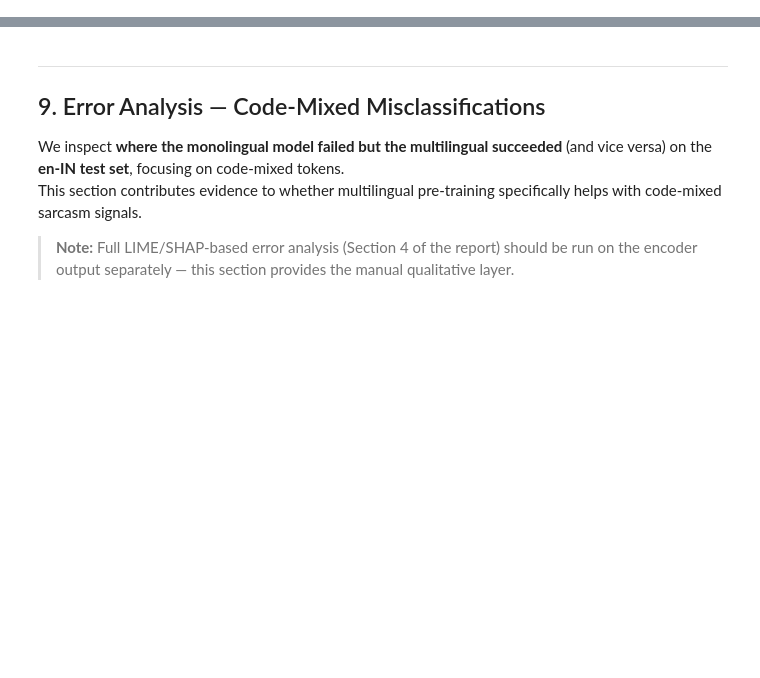
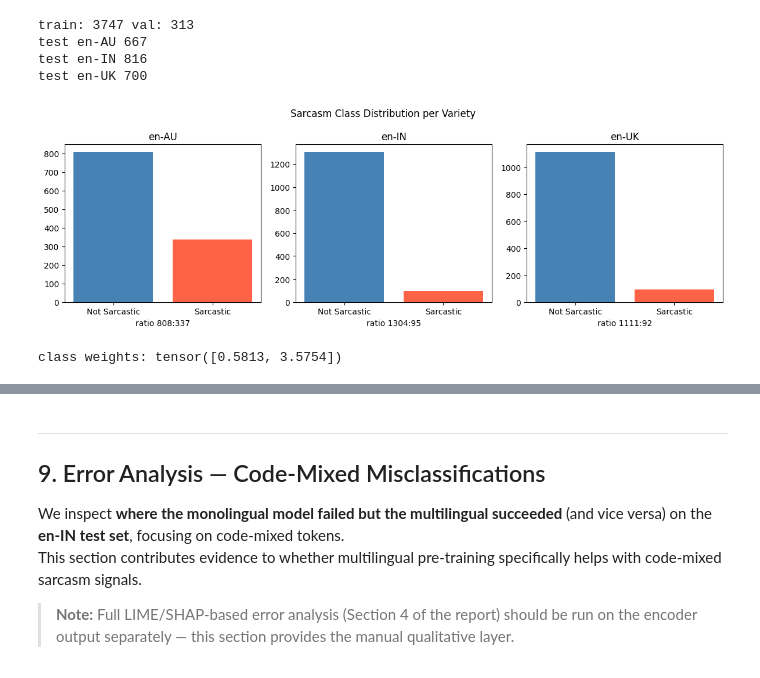
Before and after one commit to raaghavkk/UG04-NLP-COMM061, a Jupyter notebook: notebooks/akshyat_finetuning.ipynb, the cells around one changed output, grey strips where cells are left out. Saved outputs shown, nothing was run; the diff lists cells and outputs as text; code cells hidden in the pictures; blank space fills up the shorter version.

```diff
--- a/notebooks/akshyat_finetuning.ipynb
+++ b/notebooks/akshyat_finetuning.ipynb
@@ -831,0 +70,6 @@ XLM-RoBERTa-base (multi): seed42=10.5 min, seed123=17.5 min, mean=14.0 min
+# %%
+ds = load_dataset(DATASET_NAME)
+raw = {}
+for v in VARIETIES:
+    raw[v] = DatasetDict({split: ds[split].filter(lambda x: x["variety"] == v) for split in ds.keys()})
+print(dict(raw["en-AU"]["train"][0]))
@@ -831,0 +80,18 @@ XLM-RoBERTa-base (multi): seed42=10.5 min, seed123=17.5 min, mean=14.0 min
+# %%
+rows = []
+for variety in VARIETIES:
+    for split in ["train", "validation", "test"]:
+        if split not in raw[variety]:
+            continue
+        d = raw[variety][split]
+        n = len(d)
+        lc = next((c for c in ["Sarcasm", "sarcasm_label", "sarcasm", "label"] if c in d.features), None)
+        if lc:
+            labels = [int(x) for x in d[lc]]
+            c1, c0 = sum(labels), n - sum(labels)
+        else:
+            c0 = c1 = -1
+        rows.append({"Variety": variety, "Split": split, "Total": n,
+                     "Sarcastic": c1, "Not Sarcastic": c0,
+                     "Imbalance": f"{c0/c1:.1f}:1" if c1 > 0 else "N/A"})
+print(pd.DataFrame(rows).to_string(index=False))
@@ -831,0 +109,56 @@ XLM-RoBERTa-base (multi): seed42=10.5 min, seed123=17.5 min, mean=14.0 min
+# %%
+def find_col(features, candidates):
+    return next((c for c in candidates if c in features), None)
+
+def prepare_split(raw_dict, varieties, task, split):
+    parts = []
+    for v in varieties:
+        if v not in raw_dict or split not in raw_dict[v]:
+            continue
+        d = raw_dict[v][split]
+        tc = find_col(d.features, ["text", "sentence", "review", "comment"])
+        lc = find_col(d.features, [task.capitalize(), task + "_label", task, "label"])
+        if not tc or not lc:
+            print(f"skipping {v}/{split} columns: {list(d.features.keys())}")
+            continue
+        d = d.select_columns([tc, lc])
+        if tc != "text": d = d.rename_column(tc, "text")
+        if lc != "label": d = d.rename_column(lc, "label")
+        d = d.add_column("variety", [v] * len(d))
+        parts.append(d)
+    return concatenate_datasets(parts)
+
+train_ds = prepare_split(raw, VARIETIES, TASK, "train")
+val_ds = prepare_split(raw, VARIETIES, TASK, "validation")
+test_sets = {v: prepare_split(raw, [v], TASK, "test") for v in VARIETIES}
+
+print("train:", len(train_ds), "val:", len(val_ds))
+for v in test_sets:
+    print("test", v, len(test_sets[v]))
+# %% [output]
+train: 3747 val: 313
+test en-AU 667
+test en-IN 816
+test en-UK 700
+# %%
+fig, axes = plt.subplots(1, 3, figsize=(12, 4))
+for i, variety in enumerate(VARIETIES):
+    d = raw[variety]["train"]
+    lc = find_col(d.features, ["Sarcasm", "sarcasm_label", "sarcasm", "label"])
+    counts = Counter(int(x) for x in d[lc])
+    axes[i].bar(LABEL_NAMES, [counts[0], counts[1]], color=["steelblue", "tomato"])
+    axes[i].set_title(variety)
+    axes[i].set_xlabel(f"ratio {counts[0]}:{counts[1]}")
+plt.suptitle("Sarcasm Class Distribution per Variety")
+plt.tight_layout()
+plt.savefig(OUTPUT_DIR + "/class_dist.png", bbox_inches="tight")
+plt.show()
+
+all_labels = train_ds["label"]
+n0 = sum(1 for l in all_labels if int(l) == 0)
+n1 = sum(1 for l in all_labels if int(l) == 1)
+class_weights = torch.tensor([len(all_labels)/(2*n0), len(all_labels)/(2*n1)], dtype=torch.float)
+print("class weights:", class_weights)
+# %% [output]
+[figure, added]
+class weights: tensor([0.5813, 3.5754])
```
Also changed, not shown: parts of 65 cells of this notebook.
